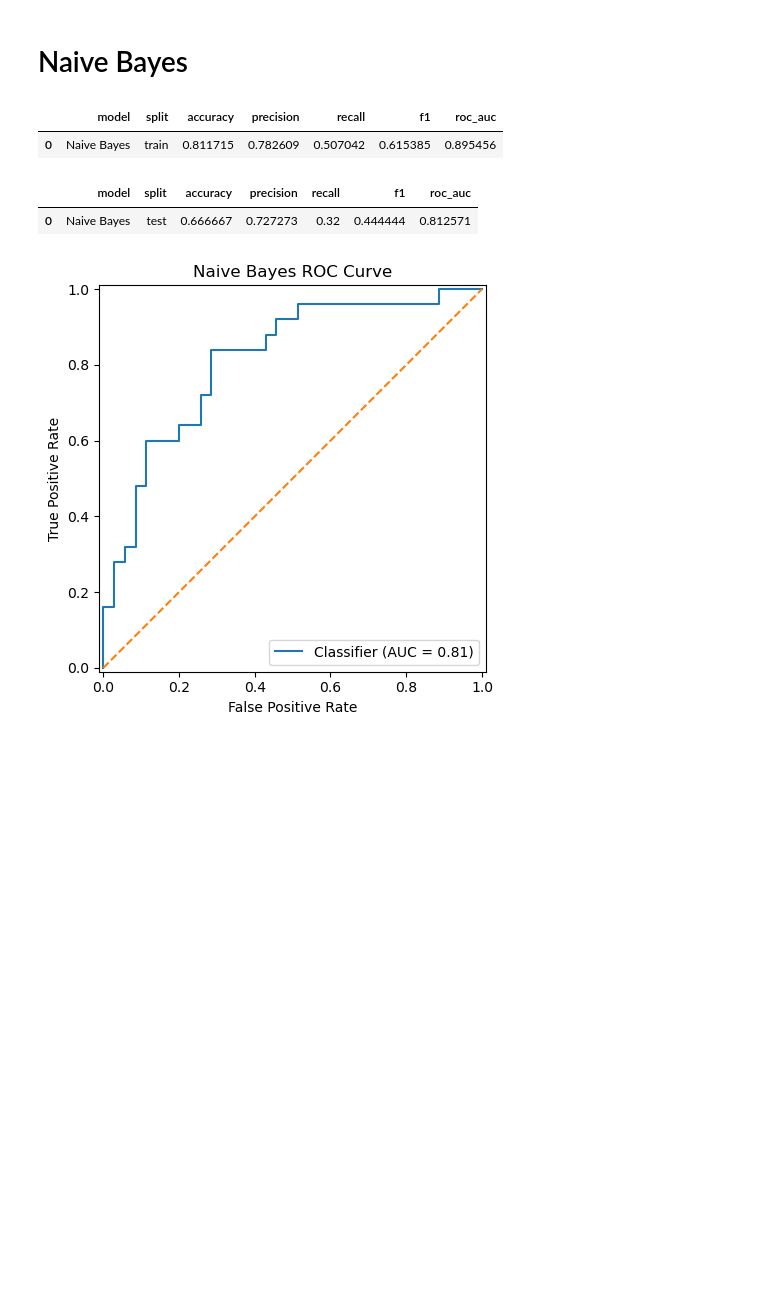
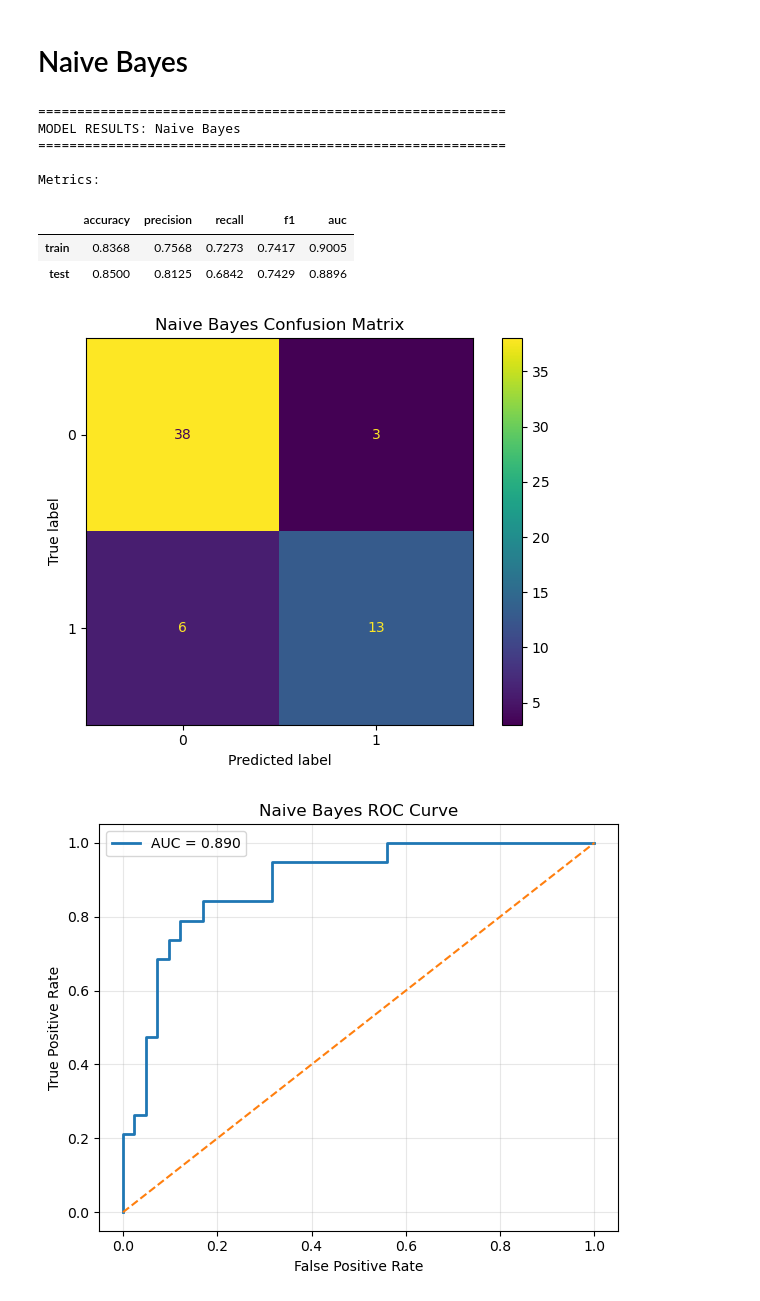
Before and after one commit to GabPey/heart-failure-regression, a Jupyter notebook: notebooks/04.3_Naive_Bayes.ipynb, the cells around one changed output. Drawn from its saved outputs; the diff is of its cells as text; code cells hidden in the pictures; blank space fills up the shorter version.

```diff
--- a/notebooks/04.3_Naive_Bayes.ipynb
+++ b/notebooks/04.3_Naive_Bayes.ipynb
@@ -9,30 +10,32 @@ from sklearn.model_selection import train_test_split
 # %%
-df = pd.read_csv("../data/processed/heart_failure_clinical_records_dataset_processed.csv")
-X = df.drop(columns=["DEATH_EVENT"])
-y = df["DEATH_EVENT"]
-X_train, X_test, y_train, y_test = train_test_split(
-    X, y, test_size=0.2, random_state=42
+# Dataset with no processing nor feature selection
+df_processed = pd.read_csv("../data/processed/heart_failure_clinical_records_dataset_processed.csv")
+
+# Selected features
+features = ["time", "age_centered", "ejection_fraction_centered", "sodium_creatinine_interaction"]
+X_processed = df_processed[features]
+y_processed = df_processed["DEATH_EVENT"]
+
+# Splitting the dataset into training and testing sets
+X_train_processed, X_test_processed, y_train_processed, y_test_processed = train_test_split(
+    X_processed, y_processed, test_size=0.2, random_state=42, stratify=y_processed
 )
+# We fit de logit model
+naive_processed_results = run_naive_bayes_pipeline(X_train_processed,
+ X_test_processed,
+ y_train_processed,
+ y_test_processed
+ )
 
-results = run_naive_bayes_pipeline(
-    X_train,
-    X_test,
-    y_train,
-    y_test
-)
-
-display(results["train_metrics_df"])
-display(results["test_metrics_df"])
-
-results["test_metrics"]["confusion_matrix"]
-
-plot_nb_roc(
-    y_test,
-    results["y_proba_test"]
-)
+display_model_results(naive_processed_results)
 # %% [output]
+============================================================
+MODEL RESULTS: Naive Bayes
+============================================================
+
+Metrics:
-|  | model | split | accuracy | precision | recall | f1 | roc_auc |
-| 0 | Naive Bayes | train | 0.811715 | 0.782609 | 0.507042 | 0.615385 | 0.895456 |
+|  | accuracy | precision | recall | f1 | auc |
+| train | 0.8368 | 0.7568 | 0.7273 | 0.7417 | 0.9005 |
+| test | 0.8500 | 0.8125 | 0.6842 | 0.7429 | 0.8896 |
-|  | model | split | accuracy | precision | recall | f1 | roc_auc |
-| 0 | Naive Bayes | test | 0.666667 | 0.727273 | 0.32 | 0.444444 | 0.812571 |
-[figure, old version]
+[figure, new version]
+[figure, added]
```
Also changed, not shown: parts of 1 cell of this notebook, 17 other files.
